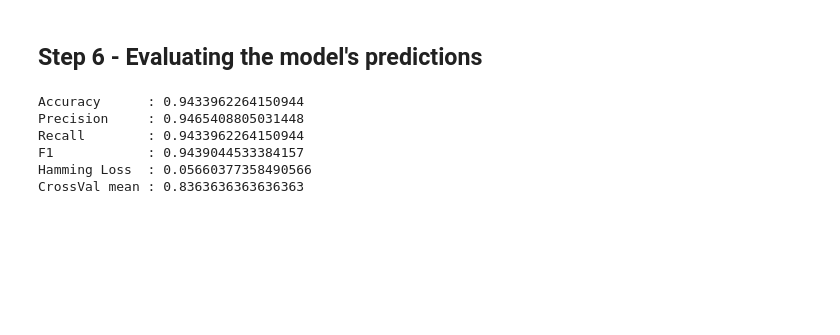
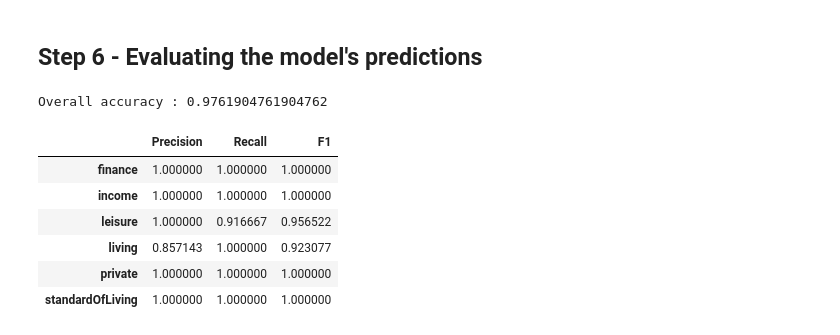
Before and after one commit to nagutdahastdu/Ex1, a Jupyter notebook: Solution.ipynb, the cells around one changed output. Drawn from its saved outputs; the diff is of its cells as text; code cells hidden in the pictures; blank space fills up the shorter version.

Commit message:
added facny HTML table

```diff
--- a/Solution.ipynb
+++ b/Solution.ipynb
@@ -89,22 +91,37 @@ test_result = model.predict(testX)
 # %%
 # Generate various metrics.
 from sklearn import metrics
 from sklearn.model_selection import cross_val_score, ShuffleSplit
+from IPython.display import HTML, display
 
-print("\033[1mAccuracy\033[0m      : {}".format(metrics.accuracy_score(testY, test_result)))
-print("\033[1mPrecision\033[0m     : {}".format(metrics.precision_score(testY, test_result, average='weighted')))
-print("\033[1mRecall\033[0m        : {}".format(metrics.recall_score(testY, test_result, average='weighted')))
-print("\033[1mF1\033[0m            : {}".format(metrics.f1_score(testY, test_result, average='weighted')))
-print("\033[1mHamming Loss\033[0m  : {}".format(metrics.hamming_loss(testY,test_result)))
+accuracy  = metrics.accuracy_score(testY, test_result)
+hamming   = metrics.hamming_loss(testY,test_result)
+precision = metrics.precision_score(testY, test_result, average=None)
+recall    = metrics.recall_score(testY, test_result, average=None)
+f1        = metrics.f1_score(testY, test_result, average=None)
+
+print("\033[1mOverall accuracy\033[0m : {}".format(accuracy))
+
+row_names = ["Precision", "Recall", "F1"]
+col_names = list(set(transaction_df["label"]))
+col_names.sort()
+
+metrics_df = pd.DataFrame([precision] + [recall] + [f1], index=row_names, columns=names).transpose()
+display(HTML(metrics_df.to_html()))
+
+print("\033[1mHamming Loss\033[0m  : {}".format(hamming))
 
 # Cross validation with random permutation.
-crossval = ShuffleSplit(n_splits=10, test_size=0.2, random_state=1337)
+crossval = ShuffleSplit(n_splits=10, test_size=0.2, random_state=5)
 scores = cross_val_score(model, testX, testY, cv=crossval)
+#print(scores)
 print("\033[1mCrossVal mean\033[0m : {}".format(scores.mean()))
 # %% [output]
-Accuracy      : 0.9433962264150944
-Precision     : 0.9465408805031448
-Recall        : 0.9433962264150944
-F1            : 0.9439044533384157
-Hamming Loss  : 0.05660377358490566
-CrossVal mean : 0.8363636363636363
+Overall accuracy : 0.9761904761904762
+|  | Precision | Recall | F1 |
+| finance | 1.000000 | 1.000000 | 1.000000 |
+| income | 1.000000 | 1.000000 | 1.000000 |
+| leisure | 1.000000 | 0.916667 | 0.956522 |
+| living | 0.857143 | 1.000000 | 0.923077 |
+| private | 1.000000 | 1.000000 | 1.000000 |
+| standardOfLiving | 1.000000 | 1.000000 | 1.000000 |
```
Also changed, not shown: parts of 5 cells of this notebook.
